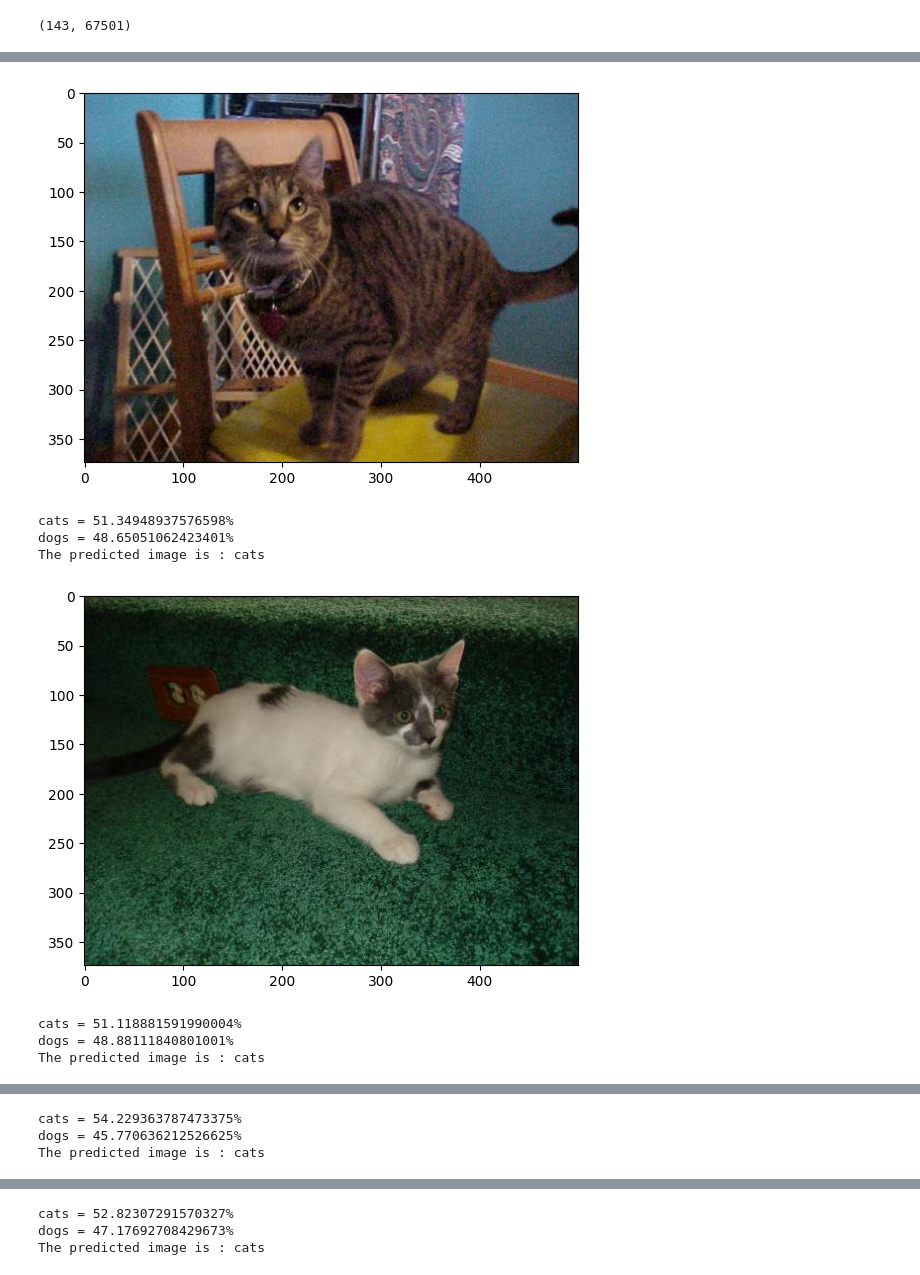
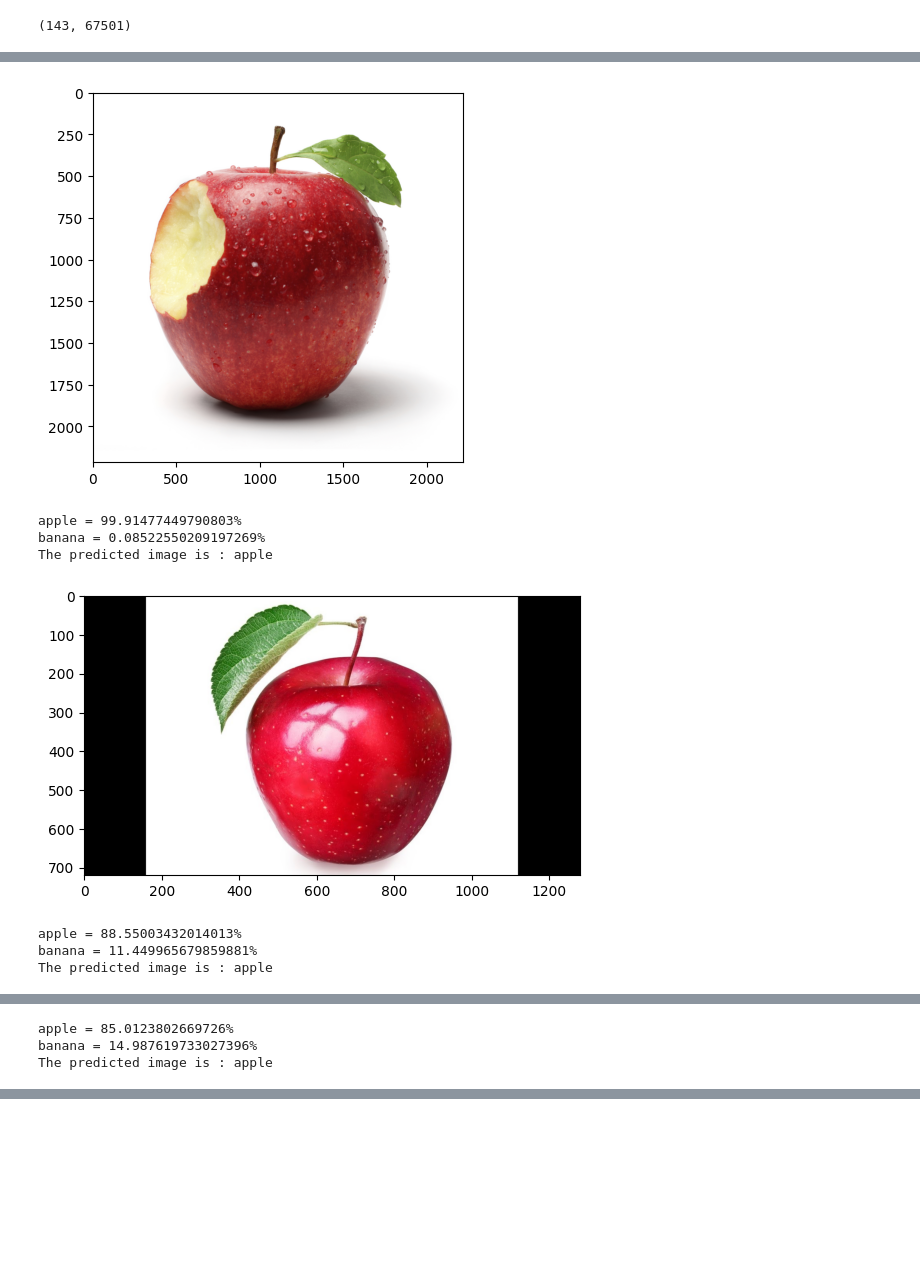
Before and after one commit to KMSBismarck1402/IT, a Jupyter notebook: python/GoogleColab/Bản sao của SVM.ipynb, the cells around one changed output, grey strips where cells are left out. Cells and saved outputs as stored; diff of their text form; code cells hidden in the pictures; blank space fills up the shorter version.

```diff
--- a/python/GoogleColab/Bản sao của SVM.ipynb
+++ b/python/GoogleColab/Bản sao của SVM.ipynb
@@ -99,15 +99,15 @@ def predict_img(path):
     print(f'{val} = {probability[0][ind]*100}%')
   print("The predicted image is : "+Categories[model.predict(l)[0]])
 # %%
-predict_img('/content/drive/MyDrive/TEACHING/GoogleColab/valid/apple/Image_1.jpg')
-predict_img('/content/drive/MyDrive/TEACHING/GoogleColab/valid/apple/Image_2.jpg')
-predict_img('/content/drive/MyDrive/TEACHING/GoogleColab/valid/apple/Image_3.jpg')
+predict_img('valid/apple/Image_1.jpg')
+predict_img('valid/apple/Image_2.jpg')
+predict_img('valid/apple/Image_3.jpg')
 # %% [output]
-[figure, old version]
+[figure, new version]
-cats = 51.34948937576598%
-dogs = 48.65051062423401%
-The predicted image is : cats
+apple = 99.91477449790803%
+banana = 0.08522550209197269%
+The predicted image is : apple
-[figure, old version]
+[figure, new version]
-cats = 51.118881591990004%
-dogs = 48.88111840801001%
-The predicted image is : cats
+apple = 88.55003432014013%
+banana = 11.449965679859881%
+The predicted image is : apple
@@ -115,3 +115,3 @@ The predicted image is : cats
-cats = 54.229363787473375%
-dogs = 45.770636212526625%
-The predicted image is : cats
+apple = 85.0123802669726%
+banana = 14.987619733027396%
+The predicted image is : apple
@@ -119,3 +117,0 @@ The predicted image is : cats
-cats = 52.82307291570327%
-dogs = 47.17692708429673%
-The predicted image is : cats
```
Also changed, not shown: parts of 4 cells of this notebook.
